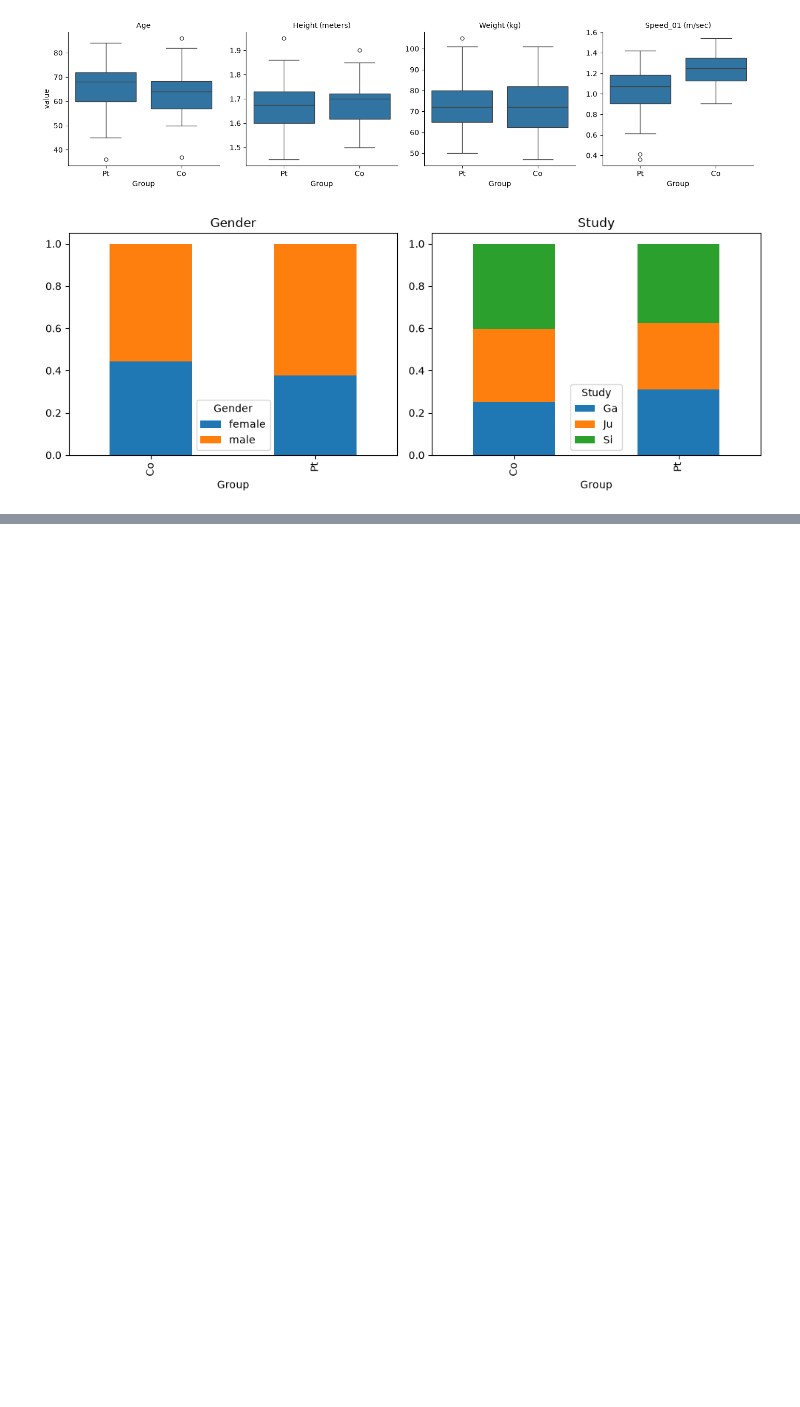
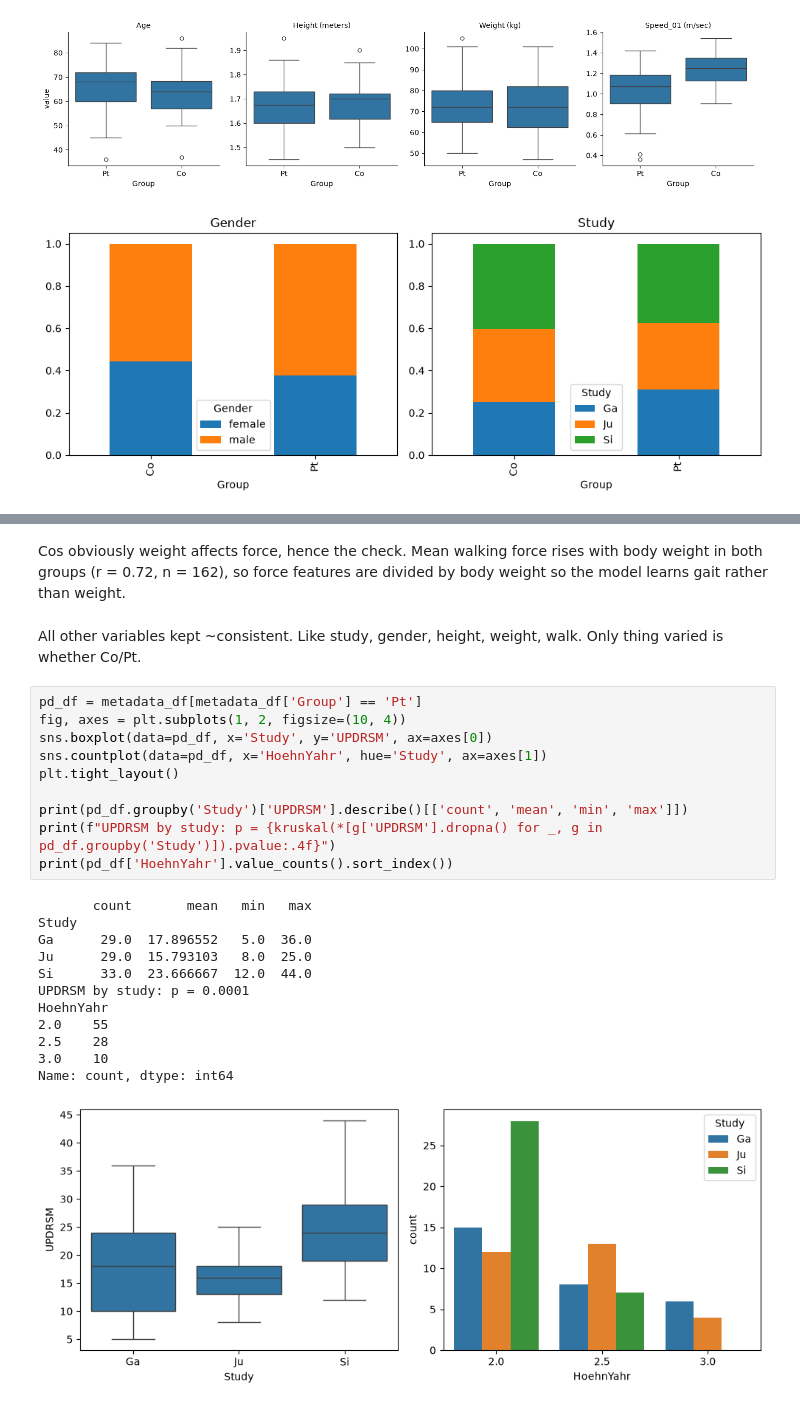
Before and after one commit to yenfay/it1244-project, a Jupyter notebook: notebooks/eda.ipynb, the cells around one changed output, grey strips where cells are left out. Cells and saved outputs as stored; diff of their text form; blank space fills up the shorter version.

```diff
--- a/notebooks/eda.ipynb
+++ b/notebooks/eda.ipynb
@@ -145,0 +213,27 @@ Since both categorical data have p > 0.05 both Groups have similar gender/study
+# %% [markdown]
+Cos obviously weight affects force, hence the check. Mean walking force rises with body weight in both groups (r = 0.72, n = 162), so force features are divided by body weight so the model learns gait rather than weight.
+# %% [markdown]
+All other variables kept ~consistent. Like study, gender, height, weight, walk. Only thing varied is whether Co/Pt.
+# %%
+pd_df = metadata_df[metadata_df['Group'] == 'Pt']
+fig, axes = plt.subplots(1, 2, figsize=(10, 4))
+sns.boxplot(data=pd_df, x='Study', y='UPDRSM', ax=axes[0])
+sns.countplot(data=pd_df, x='HoehnYahr', hue='Study', ax=axes[1])
+plt.tight_layout()
+
+print(pd_df.groupby('Study')['UPDRSM'].describe()[['count', 'mean', 'min', 'max']])
+print(f"UPDRSM by study: p = {kruskal(*[g['UPDRSM'].dropna() for _, g in pd_df.groupby('Study')]).pvalue:.4f}")
+print(pd_df['HoehnYahr'].value_counts().sort_index())
+# %% [output]
+       count       mean   min   max
+Study
+Ga      29.0  17.896552   5.0  36.0
+Ju      29.0  15.793103   8.0  25.0
+Si      33.0  23.666667  12.0  44.0
+UPDRSM by study: p = 0.0001
+HoehnYahr
+2.0    55
+2.5    28
+3.0    10
+Name: count, dtype: int64
+[figure, added]
```
Also changed, not shown: parts of 12 cells of this notebook, 3 other files.
